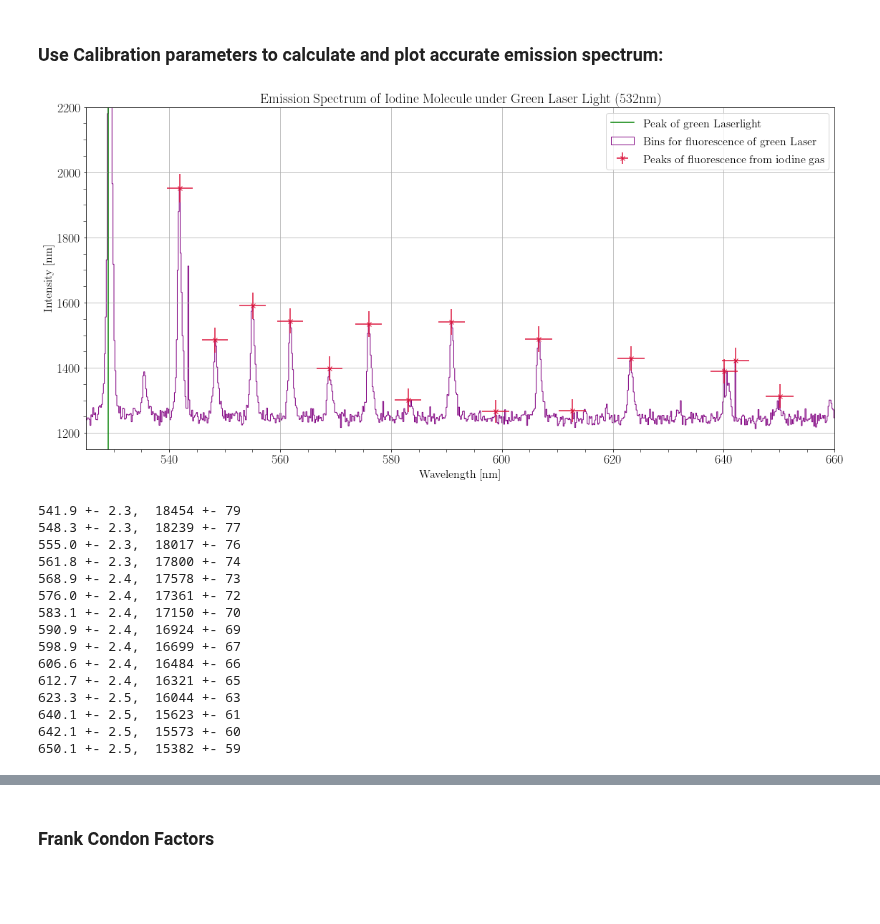
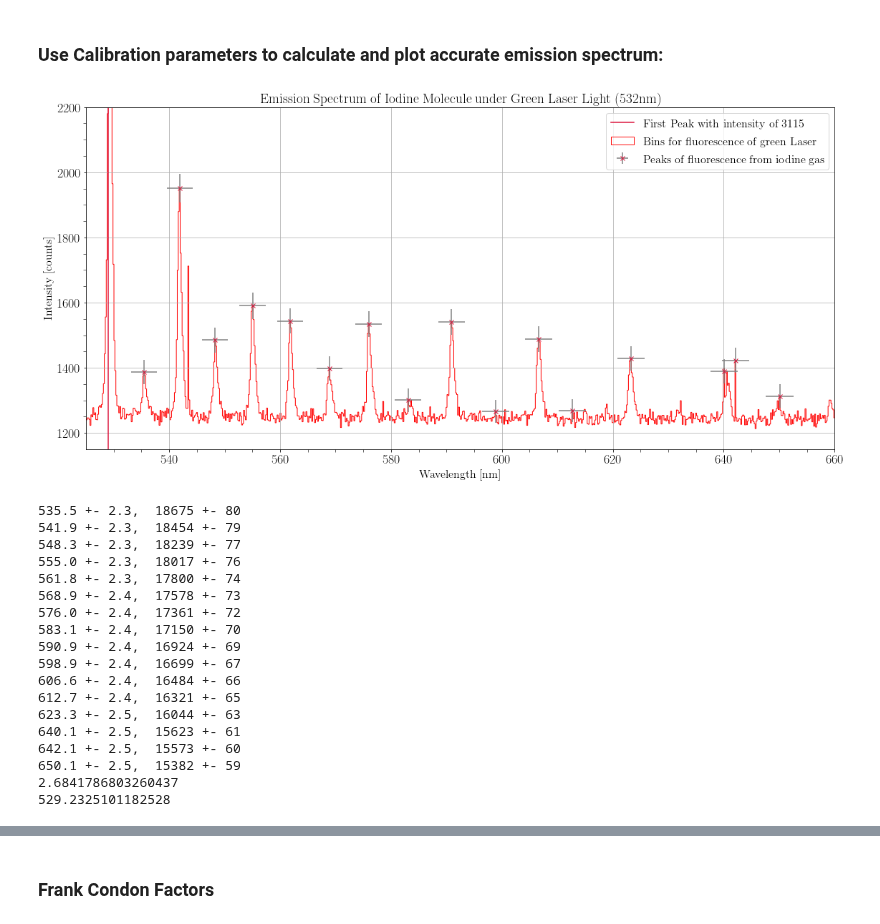
Before and after one commit to MayerPablo/FP, a Jupyter notebook: Jod/Jod.ipynb, the cells around one changed output, grey strips where cells are left out. Cells and saved outputs as stored; diff of their text form; code cells hidden in the pictures; blank space fills up the shorter version.

```diff
--- a/Jod/Jod.ipynb
+++ b/Jod/Jod.ipynb
@@ -341,45 +341,49 @@ binsFluorCalErr = binsFluor*mErr+bErr
 # Adjust plot size
 plt.figure(figsize=(16, 8))
 
-plt.axvline(x=529.059, color='green', label=r'Peak of green Laserlight')
+plt.axvline(x=529.059, color='crimson', label=r'First Peak with intensity of 3115')
 
 # Draw the Datapoints
-plt.hist(binsFluorCal, bins=nBinsFluor, histtype='step', color='purple',
+plt.hist(binsFluorCal, bins=nBinsFluor, histtype='step', color='red',
            weights=intensitiesFluor, label=r'Bins for fluorescence of green Laser')
 
-peaksFluor = np.array([832, 869, 908, 947, 988, 1029, 1070, 1115, 1161, 1206, 1241, 1302, 1399, 1411, 1457]) # 1404
-peaksFluorIntensities = np.array([1951.54, 1484.84, 1590.16, 1543.82, 1398.00, 1534.46, 1300.64, 1541.01,
+peaksFluor = np.array([795, 832, 869, 908, 947, 988, 1029, 1070, 1115, 1161, 1206, 1241, 1302, 1399, 1411, 1457]) # 1404
+peaksFluorIntensities = np.array([1387.47, 1951.54, 1484.84, 1590.16, 1543.82, 1398.00, 1534.46, 1300.64, 1541.01,
                                   1265.76, 1487.88, 1268.8, 1428.66, 1389.81, 1422.81, 1312.81]) # 1352.83
 peaksFluorIntensitiesErr = np.sqrt(peaksFluorIntensities)
 
 nPeaksFluor = len(peaksFluor)
 peaksFluorCal = peaksFluor*m+b
 peaksFluorCalErr = peaksFluorCal*mErr+bErr
 
-plt.errorbar(peaksFluorCal, peaksFluorIntensities, xerr=peaksFluorCalErr, yerr=peaksFluorIntensitiesErr, color='crimson', fmt='x',
+plt.errorbar(peaksFluorCal, peaksFluorIntensities, ecolor='gray', xerr=peaksFluorCalErr, yerr=peaksFluorIntensitiesErr, color='crimson', fmt='x',
          label=r'Peaks of fluorescence from iodine gas')
 
 plt.xlim([525, 660])
 plt.ylim([1150, 2200])
 
 # Axislabels
 plt.xlabel(r'Wavelength [nm]')
-plt.ylabel(r'Intensity [nm]')
+plt.ylabel(r'Intensity [counts]')
 plt.title("Emission Spectrum of Iodine Molecule under Green Laser Light (532nm)")
 
 plt.legend()
 
 plt.savefig('emission.pdf')
 plt.show()
 
 peakWavenumber = 1/peaksFluorCal*1e7
 peakWavenumberErr = peakWavenumber*(peaksFluorCalErr/peaksFluorCal)
 
 
 for x in range(len(peaksFluorCal)):
     print(f'{peaksFluorCal[x]:.1f} +- {peaksFluorCalErr[x]:.1f},  {peakWavenumber[x]:.0f} +- {peakWavenumberErr[x]:.0f}')
+
+print(759*mErr+bErr)
+print(759*m+b)
 # %% [output]
-[figure, old version]
+[figure, new version]
+535.5 +- 2.3,  18675 +- 80
 541.9 +- 2.3,  18454 +- 79
 548.3 +- 2.3,  18239 +- 77
 555.0 +- 2.3,  18017 +- 76
@@ -395,4 +399,6 @@ for x in range(len(peaksFluorCal)):
 640.1 +- 2.5,  15623 +- 61
 642.1 +- 2.5,  15573 +- 60
 650.1 +- 2.5,  15382 +- 59
+2.6841786803260437
+529.2325101182528
 # %%
```
Also changed, not shown: parts of 9 cells of this notebook, 8 other files.
